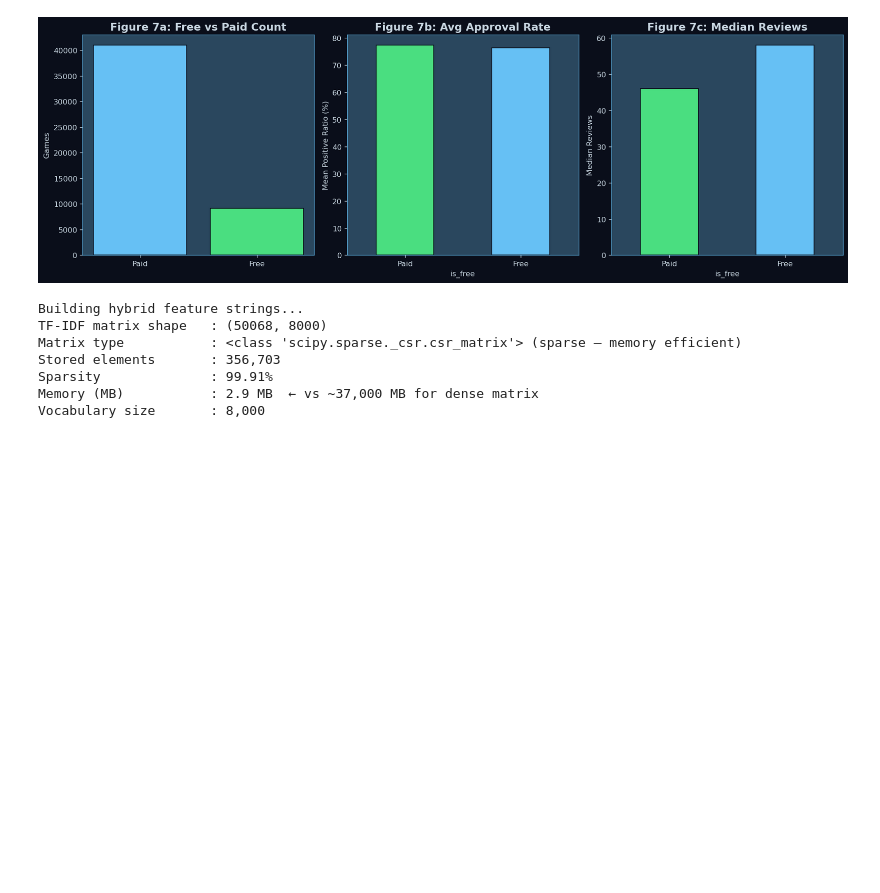
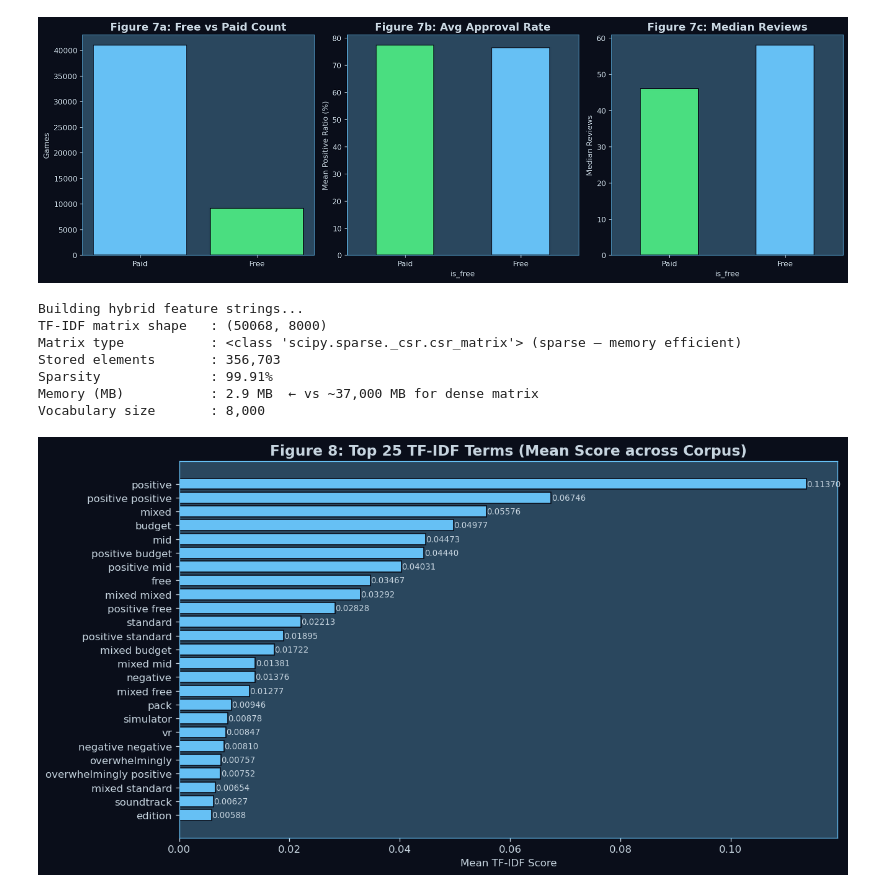
Before and after one commit to keshabbhattarai126/GamesRecommendationOnSteam, a Jupyter notebook: steam_game_recommender.ipynb, the cells around one changed output. Saved outputs shown, nothing was run; the diff lists cells and outputs as text; code cells hidden in the pictures; blank space fills up the shorter version.

Commit message:
top TF-IDF terms

```diff
--- a/steam_game_recommender.ipynb
+++ b/steam_game_recommender.ipynb
@@ -331,3 +331,23 @@ Stored elements       : 356,703
 Sparsity              : 99.91%
 Memory (MB)           : 2.9 MB  ← vs ~37,000 MB for dense matrix
 Vocabulary size       : 8,000
+# %%
+# ── Figure 8: Top TF-IDF Terms ──
+feature_names = np.array(tfidf.get_feature_names_out())
+tfidf_scores  = np.asarray(tfidf_matrix.mean(axis=0)).flatten()
+top_n   = 25
+top_idx = tfidf_scores.argsort()[::-1][:top_n]
+
+fig, ax = plt.subplots(figsize=(11,6))
+bars = ax.barh(feature_names[top_idx][::-1], tfidf_scores[top_idx][::-1],
+               color=STEAM_BLUE, edgecolor=STEAM_DARK)
+ax.set_title(f'Figure 8: Top {top_n} TF-IDF Terms (Mean Score across Corpus)')
+ax.set_xlabel('Mean TF-IDF Score')
+for bar, score in zip(bars, tfidf_scores[top_idx][::-1]):
+    ax.text(bar.get_width()+0.00003, bar.get_y()+bar.get_height()/2,
+            f'{score:.5f}', va='center', fontsize=8)
+plt.tight_layout()
+plt.savefig('fig08_tfidf_terms.png', bbox_inches='tight')
+plt.show()
+# %% [output]
+[figure, added]
```
